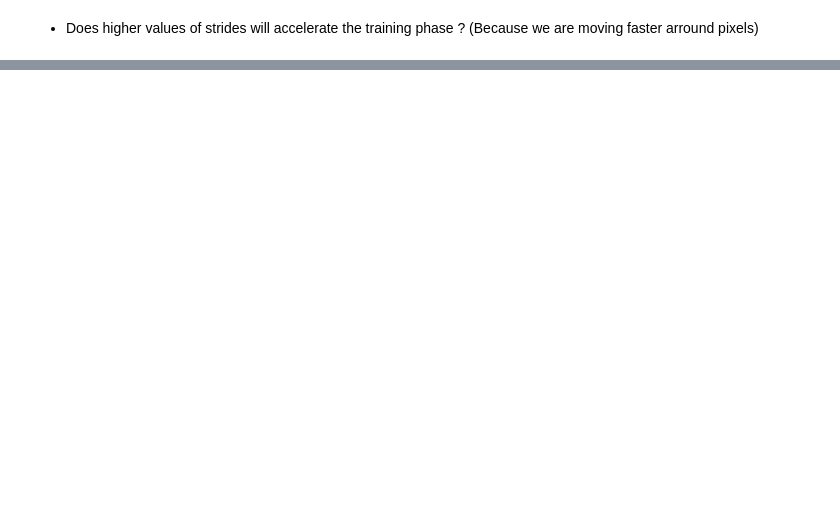
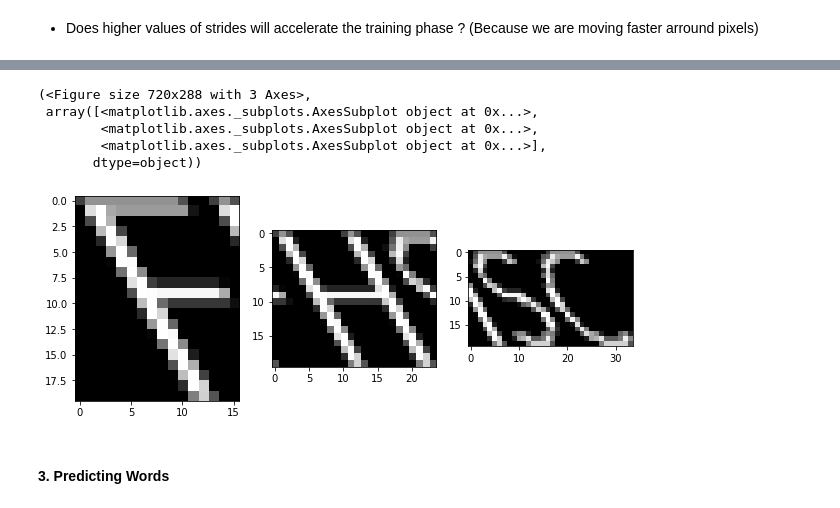
Before and after one commit to Fayssal404/DataScience, a Jupyter notebook: neural-network/captchas/Untitled1.ipynb, the cells around one changed output, grey strips where cells are left out. Cells and saved outputs as stored; diff of their text form; code cells hidden in the pictures; blank space fills up the shorter version.

```diff
--- a/neural-network/captchas/Untitled1.ipynb
+++ b/neural-network/captchas/Untitled1.ipynb
@@ -183,0 +229,17 @@ X = dataset.reshape((dataset.shape[0],
+# %%
+def display_subimages(subimages, figsize=(10,4), cmap = 'gray'):
+    f, axes = plt.subplots(1,len(subimages), figsize=figsize)
+    for i in range(len(subimages)):
+          axes[i].imshow(subimages[i], cmap=cmap)
+    return f, axes
+# %%
+display_subimages(segment_image(words_inputs[0]))
+# %% [output]
+(<Figure size 720x288 with 3 Axes>,
+ array([<matplotlib.axes._subplots.AxesSubplot object at 0x...>,
+        <matplotlib.axes._subplots.AxesSubplot object at 0x...>,
+        <matplotlib.axes._subplots.AxesSubplot object at 0x...>],
+       dtype=object))
+[figure, added]
+# %% [markdown]
+#### 3. Predicting Words
```
Also changed, not shown: parts of 39 cells of this notebook, 2 other files.
